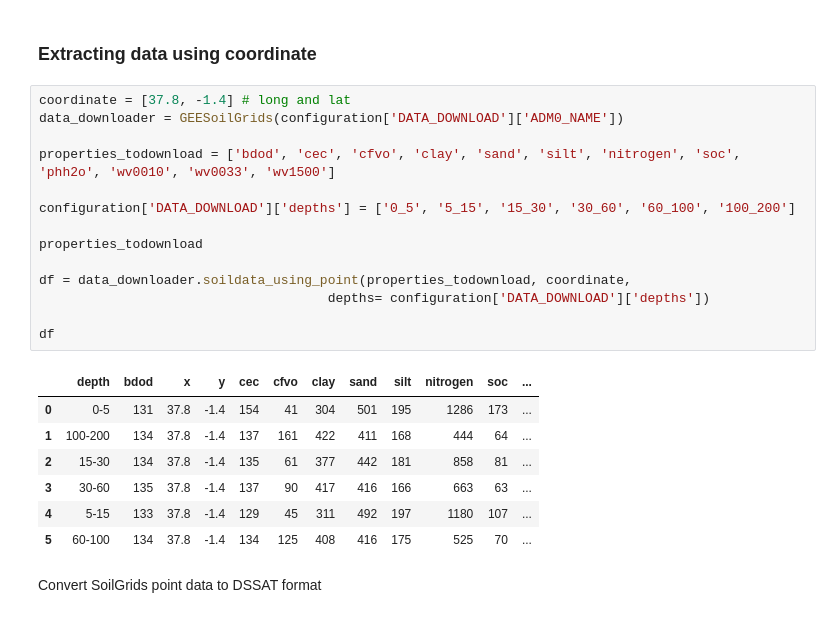
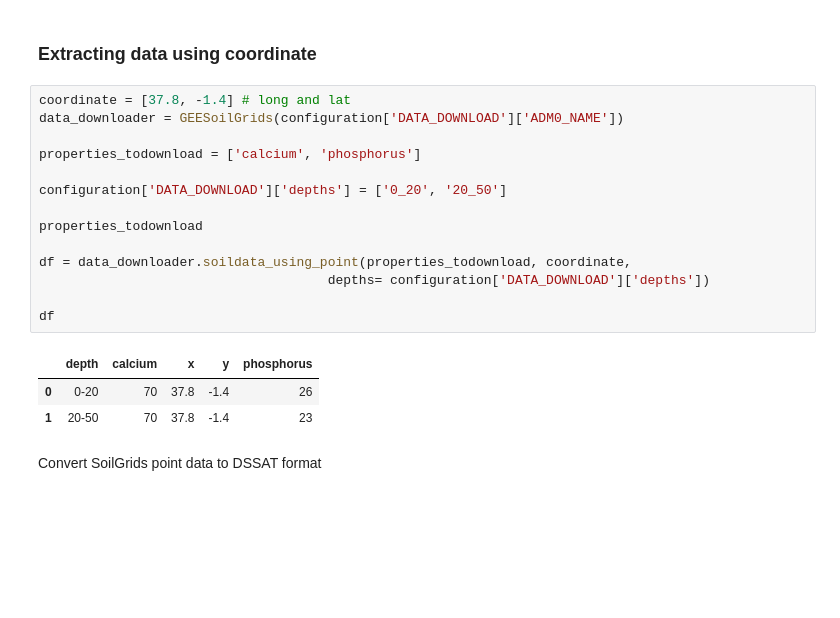
Before and after one commit to anaguilarar/agwise_data_sourcing, a Jupyter notebook: GEESoilGrids_data_download.ipynb, the cells around one changed output. Drawn from its saved outputs; the diff is of its cells as text; blank space fills up the shorter version.

```diff
--- a/GEESoilGrids_data_download.ipynb
+++ b/GEESoilGrids_data_download.ipynb
@@ -245,25 +245,21 @@ xarray.merge(xrdata_list).to_netcdf('soil.nc')
 # %%
 coordinate = [37.8, -1.4] # long and lat
 data_downloader = GEESoilGrids(configuration['DATA_DOWNLOAD']['ADM0_NAME'])
 
-properties_todownload = ['bdod', 'cec', 'cfvo', 'clay', 'sand', 'silt', 'nitrogen', 'soc', 'phh2o', 'wv0010', 'wv0033', 'wv1500']
+properties_todownload = ['calcium', 'phosphorus']
 
-configuration['DATA_DOWNLOAD']['depths'] = ['0_5', '5_15', '15_30', '30_60', '60_100', '100_200']
+configuration['DATA_DOWNLOAD']['depths'] = ['0_20', '20_50']
 
 properties_todownload
 
 df = data_downloader.soildata_using_point(properties_todownload, coordinate,
                                      depths= configuration['DATA_DOWNLOAD']['depths'])
 
 df
 # %% [output]
-|  | depth | bdod | x | y | cec | cfvo | clay | sand | silt | nitrogen | soc | ... |
-| 0 | 0-5 | 131 | 37.8 | -1.4 | 154 | 41 | 304 | 501 | 195 | 1286 | 173 | ... |
-| 1 | 100-200 | 134 | 37.8 | -1.4 | 137 | 161 | 422 | 411 | 168 | 444 | 64 | ... |
-| 2 | 15-30 | 134 | 37.8 | -1.4 | 135 | 61 | 377 | 442 | 181 | 858 | 81 | ... |
-| 3 | 30-60 | 135 | 37.8 | -1.4 | 137 | 90 | 417 | 416 | 166 | 663 | 63 | ... |
-| 4 | 5-15 | 133 | 37.8 | -1.4 | 129 | 45 | 311 | 492 | 197 | 1180 | 107 | ... |
-| 5 | 60-100 | 134 | 37.8 | -1.4 | 134 | 125 | 408 | 416 | 175 | 525 | 70 | ... |
+|  | depth | calcium | x | y | phosphorus |
+| 0 | 0-20 | 70 | 37.8 | -1.4 | 26 |
+| 1 | 20-50 | 70 | 37.8 | -1.4 | 23 |
 # %% [markdown]
 Convert SoilGrids point data to DSSAT format
 # %%
```
Also changed, not shown: parts of 2 cells of this notebook, 1 other file.
